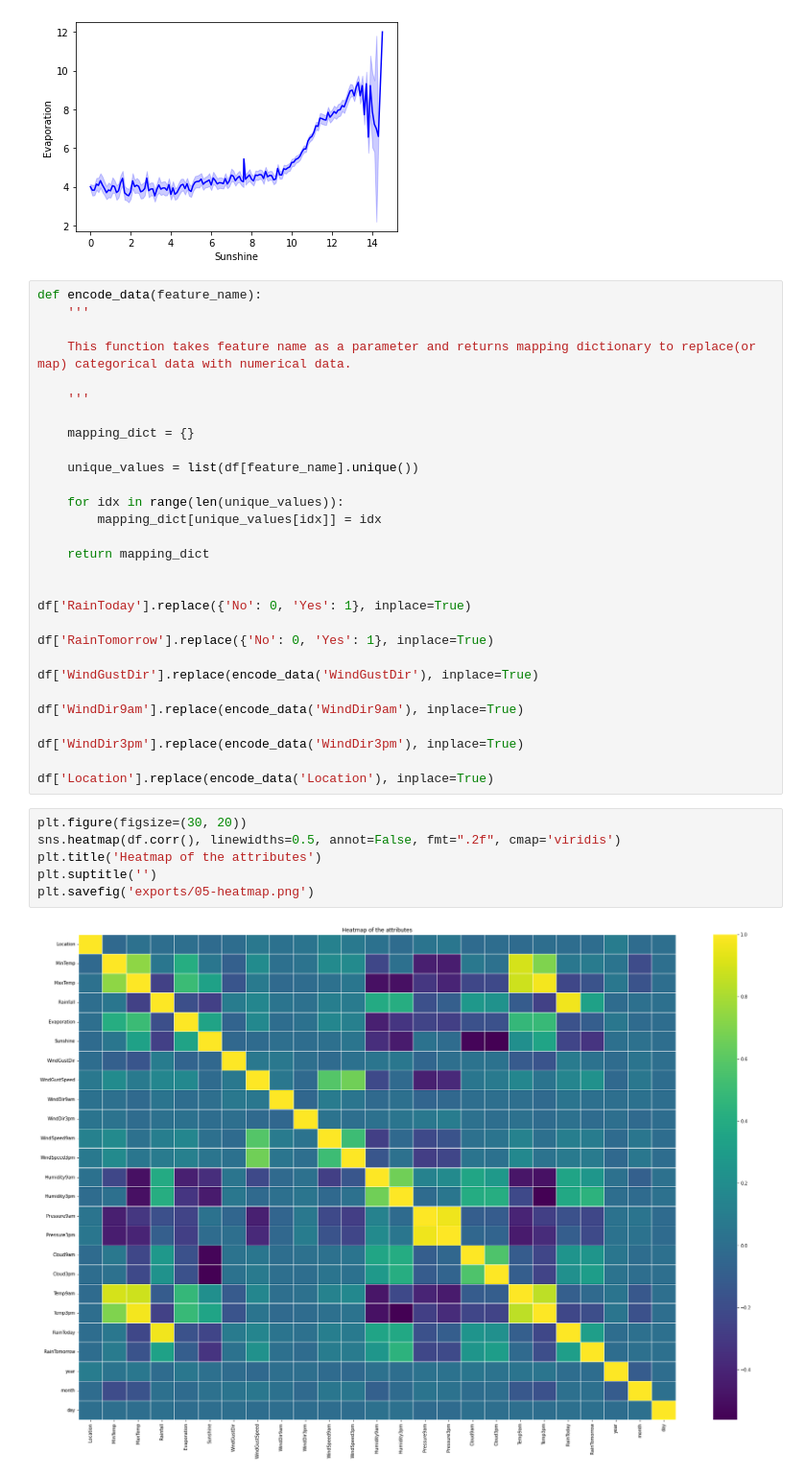
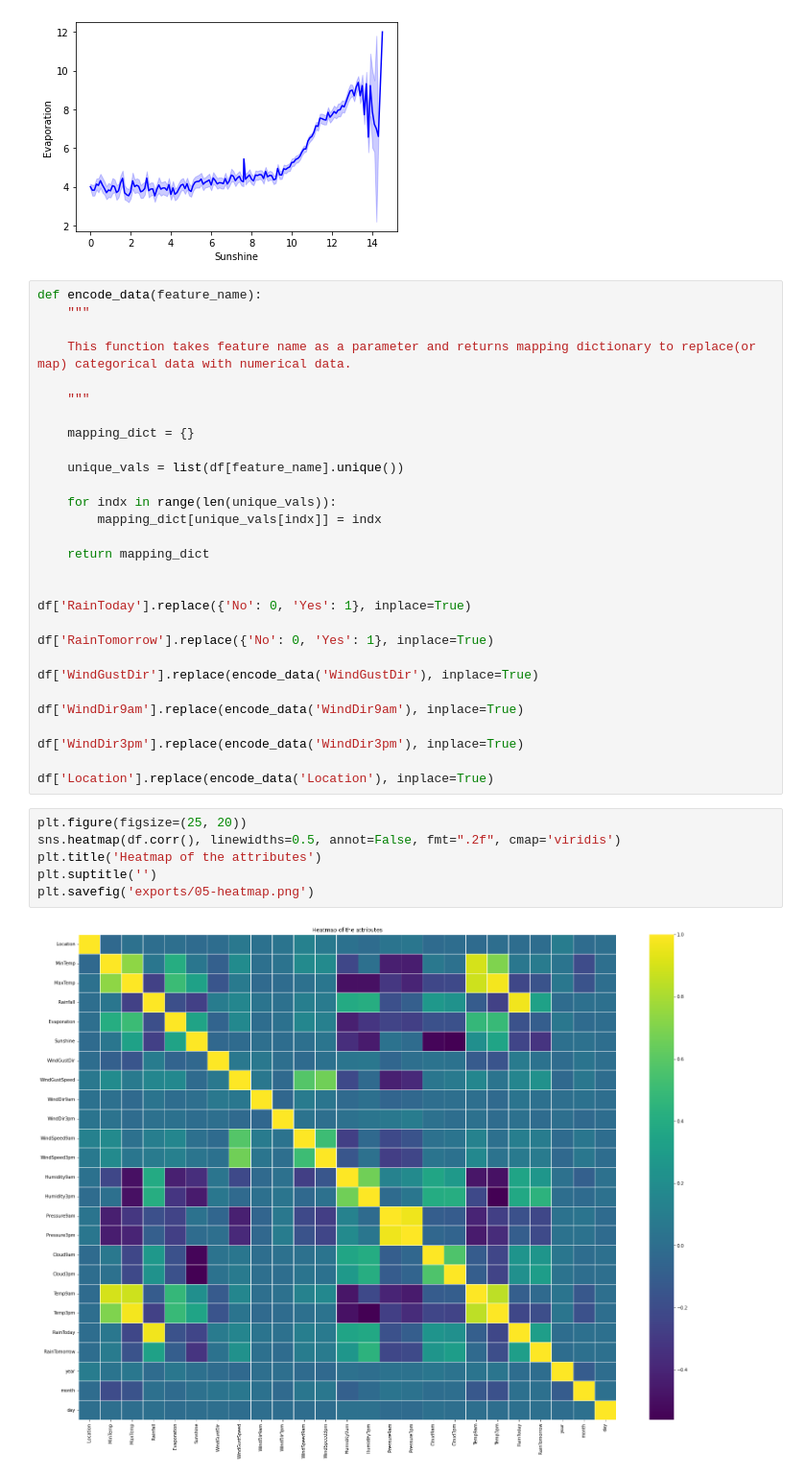
Before and after one commit to rrancerr/jku-data-mining-ws-21, a Jupyter notebook: assignment-05/assignment-05.ipynb, the cells around one changed output. Shown at 96% size. Cells and saved outputs as stored; diff of their text form.

```diff
--- a/assignment-05/assignment-05.ipynb
+++ b/assignment-05/assignment-05.ipynb
@@ -330,18 +344,18 @@ sns.lineplot(data=df, x='Sunshine', y='Evaporation', color='blue')
 [figure]
 # %%
 def encode_data(feature_name):
-    '''
+    """
 
     This function takes feature name as a parameter and returns mapping dictionary to replace(or map) categorical data with numerical data.
 
-    '''
+    """
 
     mapping_dict = {}
 
-    unique_values = list(df[feature_name].unique())
+    unique_vals = list(df[feature_name].unique())
 
-    for idx in range(len(unique_values)):
-        mapping_dict[unique_values[idx]] = idx
+    for indx in range(len(unique_vals)):
+        mapping_dict[unique_vals[indx]] = indx
 
     return mapping_dict
 
@@ -358,13 +372,13 @@ df['WindDir3pm'].replace(encode_data('WindDir3pm'), inplace=True)
 
 df['Location'].replace(encode_data('Location'), inplace=True)
 # %%
-plt.figure(figsize=(30, 20))
+plt.figure(figsize=(25, 20))
 sns.heatmap(df.corr(), linewidths=0.5, annot=False, fmt=".2f", cmap='viridis')
 plt.title('Heatmap of the attributes')
 plt.suptitle('')
 plt.savefig('exports/05-heatmap.png')
 # %% [output]
-[figure, old version]
+[figure, new version]
 # %%
 X = df.drop(['RainTomorrow'], axis=1)
 y = df['RainTomorrow']
```
Also changed, not shown: parts of 39 cells of this notebook, 4 other files.
